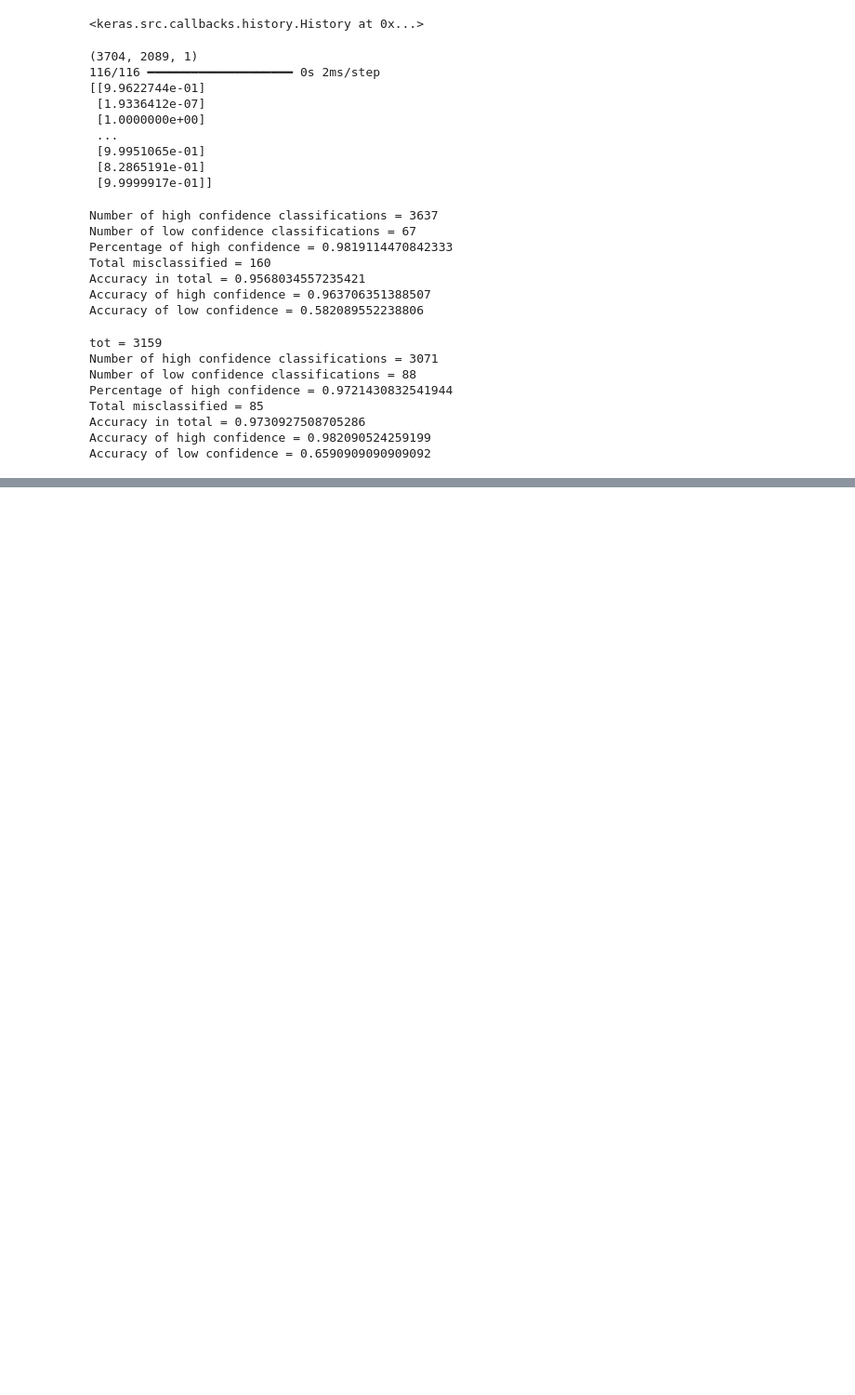
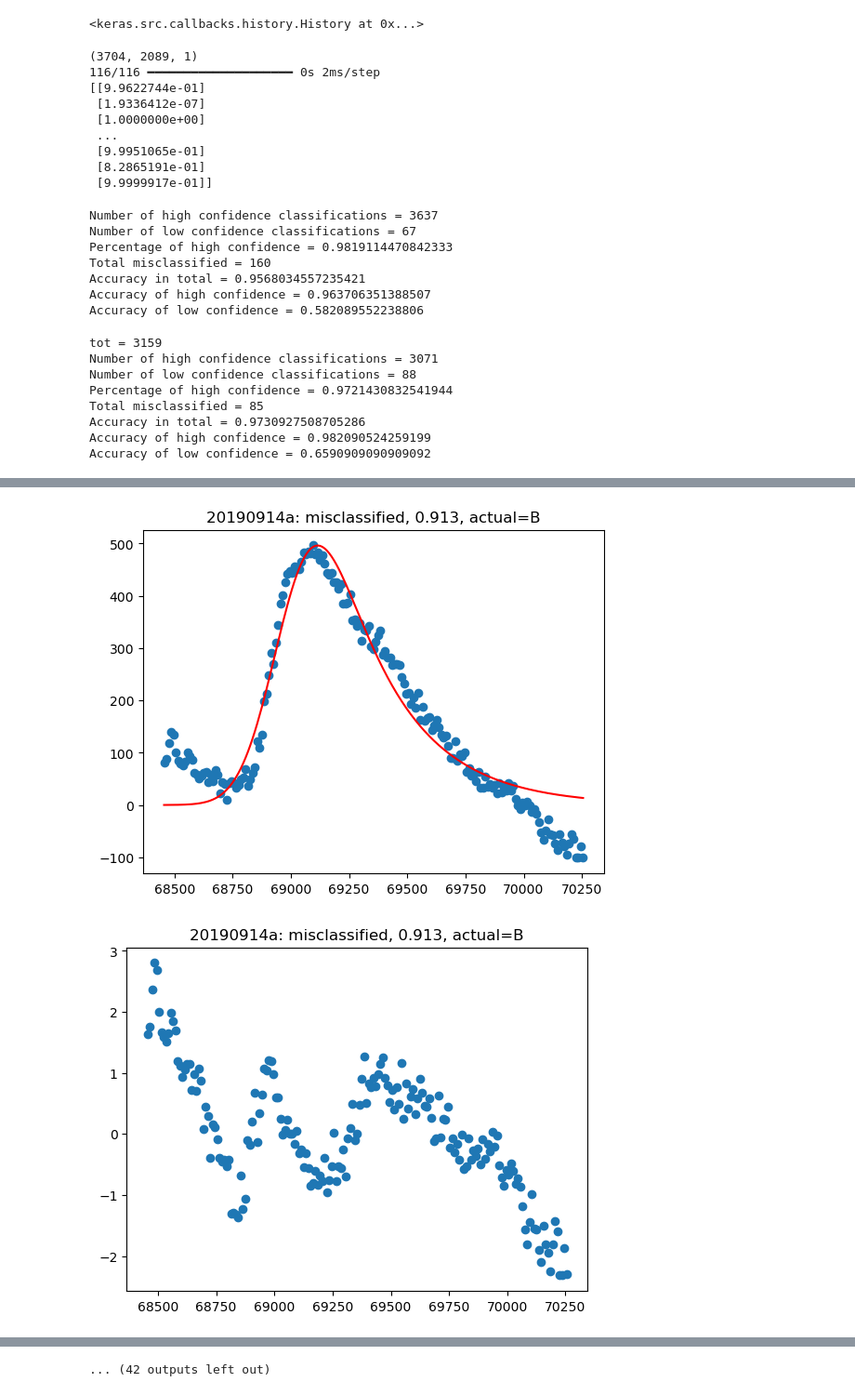
Before and after one commit to avalluvan/SXR-Solar-Flare-Classification, a Jupyter notebook: flare.ipynb, the cells around one changed output, grey strips where cells are left out. Shown at 93% size. Drawn from its saved outputs; the diff is of its cells as text; code cells hidden in the pictures; blank space fills up the shorter version.

```diff
--- a/flare.ipynb
+++ b/flare.ipynb
@@ -309,0 +649,13 @@ Accuracy of low confidence = 0.6590909090909092
+# %%
+bad = []
+
+for id in check.keys():
+    if check[id]['high_conf_mis'] >= 15:
+        print(f"{id}: misclassified {check[id]['high_conf_mis']} times with high confidence")
+        bad.append(id)
+    #if check[id]['low_conf_mis'] >= 10:
+    #    print(f"{id}: misclassified {check[id]['low_conf_mis']} with low confidence")
+    #if check[id]['low_conf_cor'] >= 10:
+    #    print(f"{id}: correctly classified {check[id]['low_conf_cor']} with low confidence")
+
+print(len(bad))
@@ -309,0 +680,24 @@ Accuracy of low confidence = 0.6590909090909092
+# %%
+for id in bad:
+    tod = pd.read_csv('flares/' + id + '.csv')
+
+    yfit = EFP(tod['Time'], class_info['amplitude'][np.argwhere(class_info['identifier']==id)[0,0]], class_info['mu'][np.argwhere(class_info['identifier']==id)[0,0]],
+               class_info['sigma'][np.argwhere(class_info['identifier']==id)[0,0]], class_info['tau'][np.argwhere(class_info['identifier']==id)[0,0]])
+
+    plt.scatter(tod['Time'], tod['Counts'])
+    plt.plot(tod['Time'], yfit, c='r')
+
+    plt.title(iden + ': misclassified, ' + str(class_info['rsquared'][np.argwhere(class_info['identifier']==id)[0,0]]) + ', actual=' + class_info['flare_type'][np.argwhere(class_info['identifier']==id)[0,0]])
+
+    plt.savefig(f'problem_flares/{id}.png')
+
+    plt.show()
+
+    plt.scatter(tod['Time'], (tod['Counts']-yfit)/np.std(tod['Counts']-yfit))
+
+    plt.title(iden + ': misclassified, ' + str(class_info['rsquared'][np.argwhere(class_info['identifier']==id)[0,0]]) + ', actual=' + class_info['flare_type'][np.argwhere(class_info['identifier']==id)[0,0]])
+
+    plt.show()
+# %% [output]
+[figure, added]
+[figure, added]
@@ -309,0 +714 @@ Accuracy of low confidence = 0.6590909090909092
+... (42 outputs left out)
```
Also changed, not shown: parts of 14 cells of this notebook.
